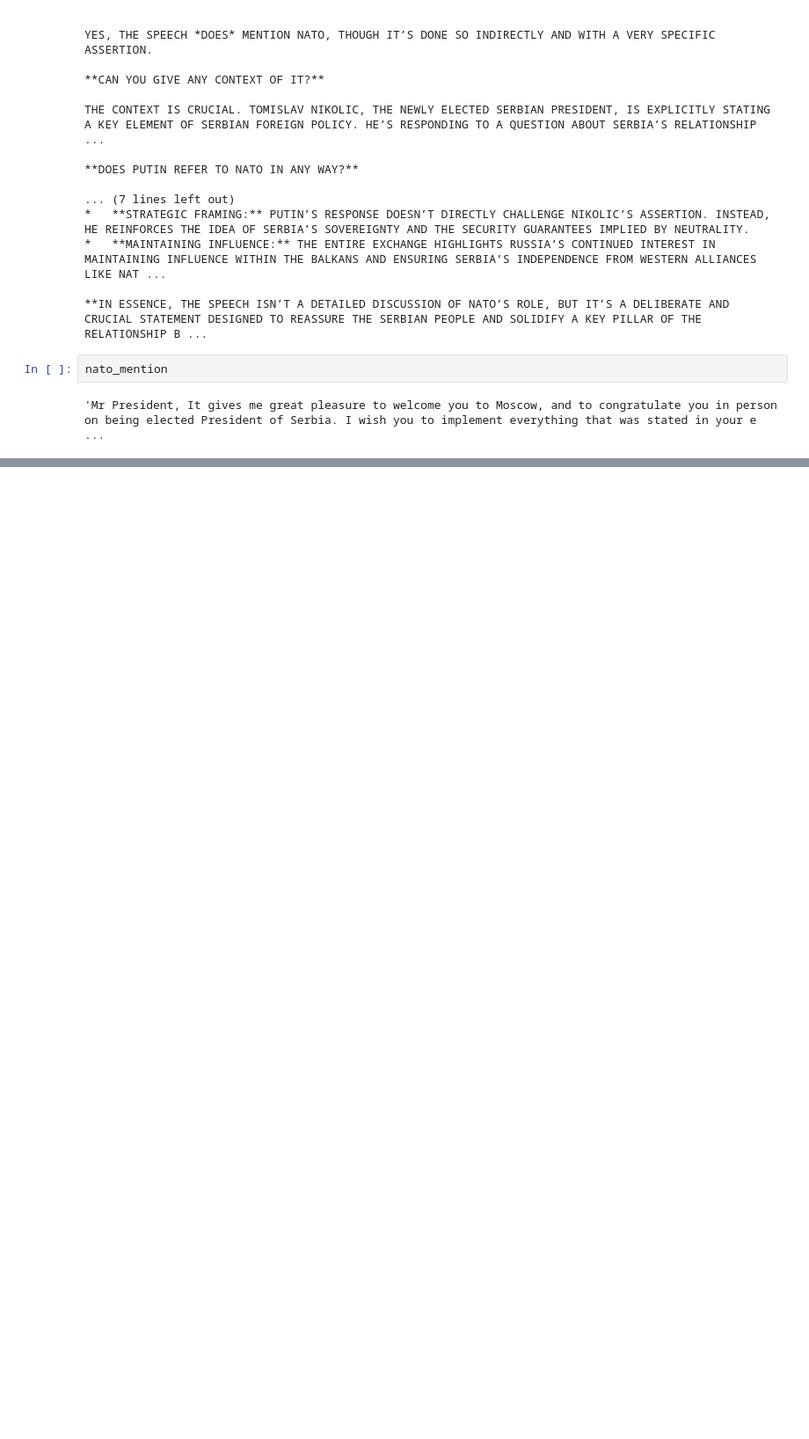
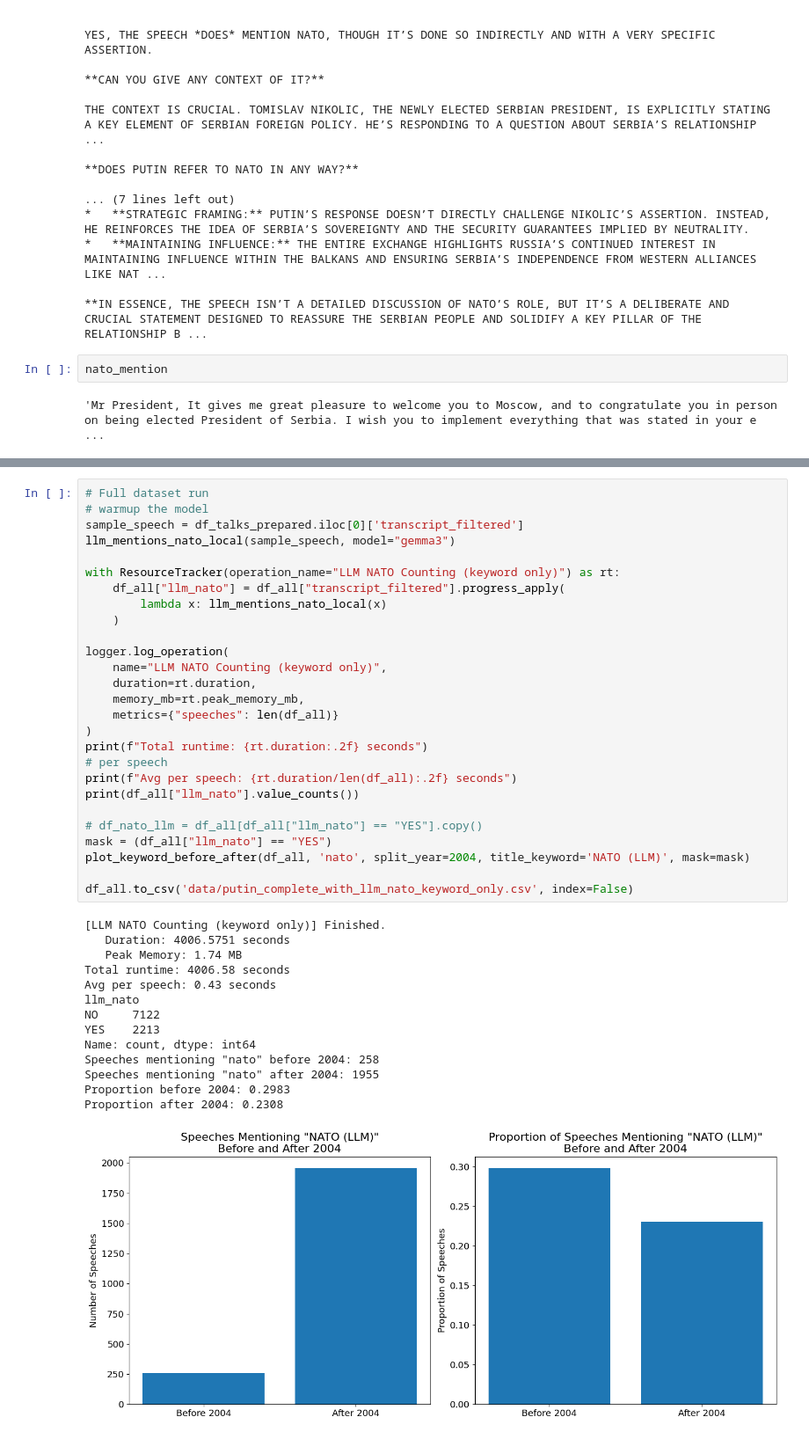
Before and after one commit to szuvarska/PutinsTalksAnalysis, a Jupyter notebook: notebooks/04a_counting.ipynb, the cells around one changed output, grey strips where cells are left out. Shown at 88% size. Drawn from its saved outputs; the diff is of its cells as text; blank space fills up the shorter version.

```diff
--- a/notebooks/04a_counting.ipynb
+++ b/notebooks/04a_counting.ipynb
@@ -333,0 +396,42 @@ print(f"NATO-related speeches (LLM): {nato_llm_count} / {len(df_llm)}")
+# %%
+# Full dataset run
+# warmup the model
+sample_speech = df_talks_prepared.iloc[0]['transcript_filtered']
+llm_mentions_nato_local(sample_speech, model="gemma3")
+
+with ResourceTracker(operation_name="LLM NATO Counting (keyword only)") as rt:
+    df_all["llm_nato"] = df_all["transcript_filtered"].progress_apply(
+        lambda x: llm_mentions_nato_local(x)
+    )
+
+logger.log_operation(
+    name="LLM NATO Counting (keyword only)",
+    duration=rt.duration,
+    memory_mb=rt.peak_memory_mb,
+    metrics={"speeches": len(df_all)}
+)
+print(f"Total runtime: {rt.duration:.2f} seconds")
+# per speech
+print(f"Avg per speech: {rt.duration/len(df_all):.2f} seconds")
+print(df_all["llm_nato"].value_counts())
+
+# df_nato_llm = df_all[df_all["llm_nato"] == "YES"].copy()
+mask = (df_all["llm_nato"] == "YES")
+plot_keyword_before_after(df_all, 'nato', split_year=2004, title_keyword='NATO (LLM)', mask=mask)
+
+df_all.to_csv('data/putin_complete_with_llm_nato_keyword_only.csv', index=False)
+# %% [output]
+[LLM NATO Counting (keyword only)] Finished.
+   Duration: 4006.5751 seconds
+   Peak Memory: 1.74 MB
+Total runtime: 4006.58 seconds
+Avg per speech: 0.43 seconds
+llm_nato
+NO     7122
+YES    2213
+Name: count, dtype: int64
+Speeches mentioning "nato" before 2004: 258
+Speeches mentioning "nato" after 2004: 1955
+Proportion before 2004: 0.2983
+Proportion after 2004: 0.2308
+[figure, added]
```
Also changed, not shown: parts of 23 cells of this notebook, 4 other files.
